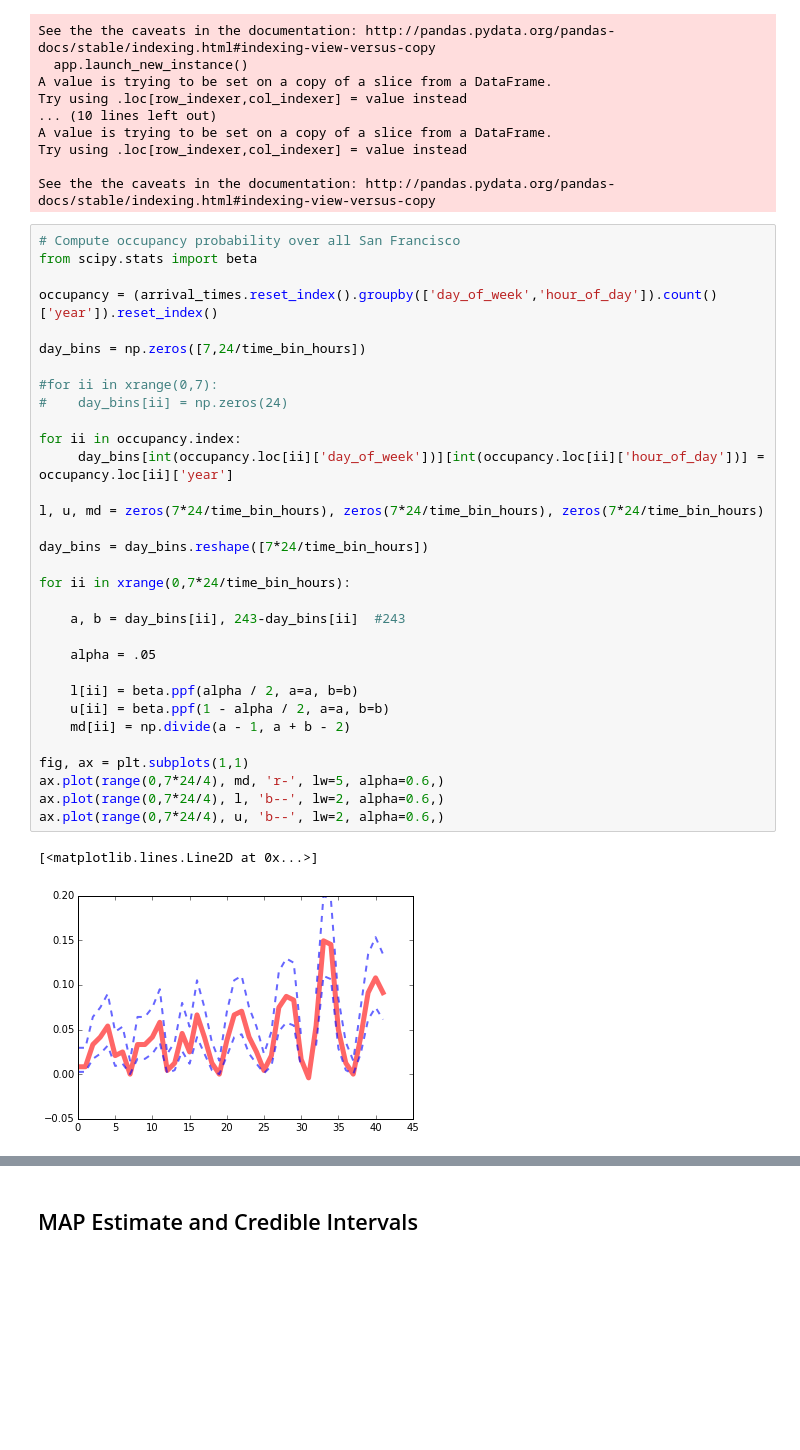
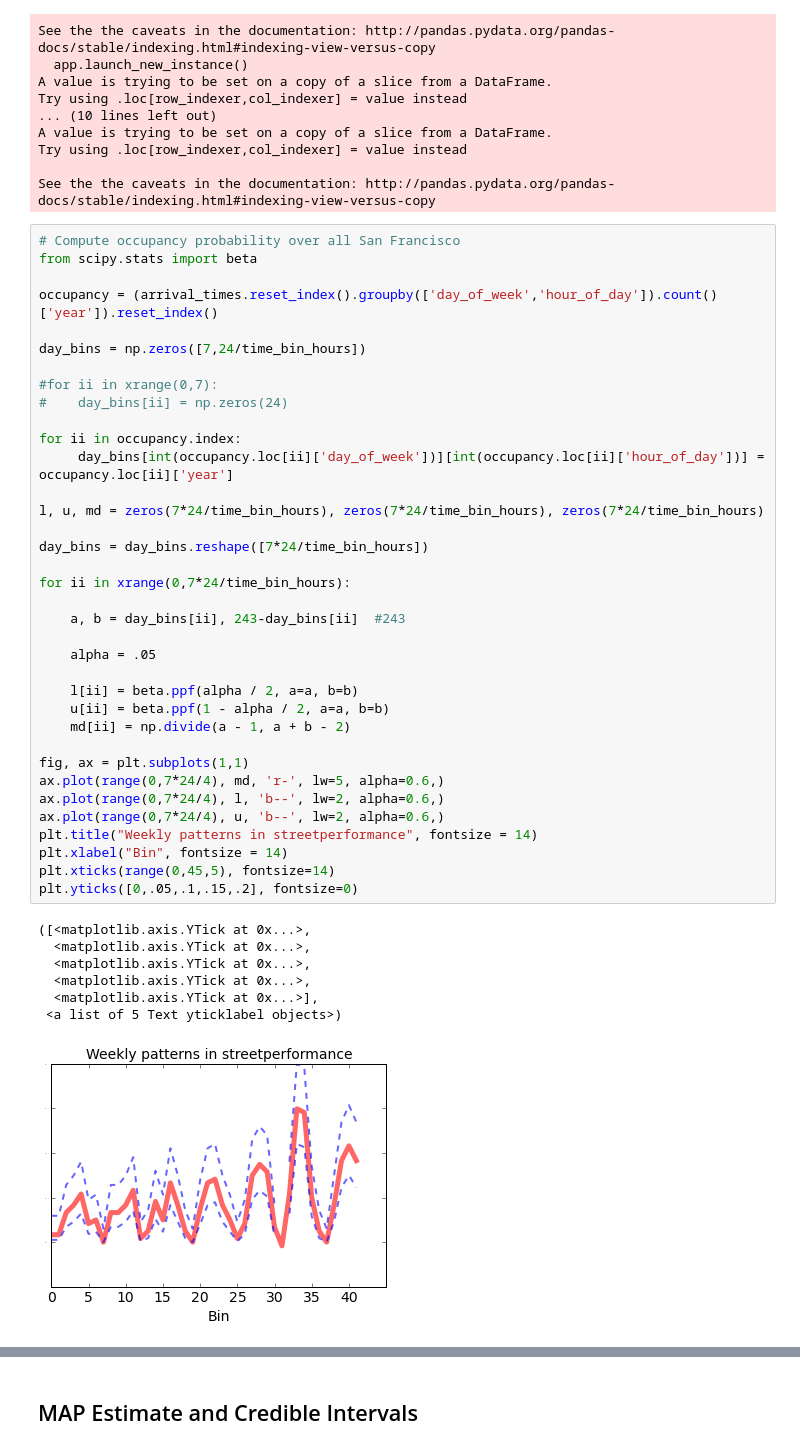
Before and after one commit to mdnip/InsightProject, a Jupyter notebook: San Francisco.ipynb, the cells around one changed output, grey strips where cells are left out. Drawn from its saved outputs; the diff is of its cells as text; blank space fills up the shorter version.

```diff
--- a/San Francisco.ipynb
+++ b/San Francisco.ipynb
@@ -186,35 +182,44 @@ from scipy.stats import beta
 
 occupancy = (arrival_times.reset_index().groupby(['day_of_week','hour_of_day']).count()['year']).reset_index()
 
 day_bins = np.zeros([7,24/time_bin_hours])
 
 #for ii in xrange(0,7):
 #    day_bins[ii] = np.zeros(24)
 
 for ii in occupancy.index:
      day_bins[int(occupancy.loc[ii]['day_of_week'])][int(occupancy.loc[ii]['hour_of_day'])] = occupancy.loc[ii]['year']
 
 l, u, md = zeros(7*24/time_bin_hours), zeros(7*24/time_bin_hours), zeros(7*24/time_bin_hours)
 
 day_bins = day_bins.reshape([7*24/time_bin_hours])
 
 for ii in xrange(0,7*24/time_bin_hours):
 
     a, b = day_bins[ii], 243-day_bins[ii]  #243
 
     alpha = .05
 
     l[ii] = beta.ppf(alpha / 2, a=a, b=b)
     u[ii] = beta.ppf(1 - alpha / 2, a=a, b=b)
     md[ii] = np.divide(a - 1, a + b - 2)
 
 fig, ax = plt.subplots(1,1)
 ax.plot(range(0,7*24/4), md, 'r-', lw=5, alpha=0.6,)
 ax.plot(range(0,7*24/4), l, 'b--', lw=2, alpha=0.6,)
 ax.plot(range(0,7*24/4), u, 'b--', lw=2, alpha=0.6,)
+plt.title("Weekly patterns in streetperformance", fontsize = 14)
+plt.xlabel("Bin", fontsize = 14)
+plt.xticks(range(0,45,5), fontsize=14)
+plt.yticks([0,.05,.1,.15,.2], fontsize=0)
 # %% [output]
-[<matplotlib.lines.Line2D at 0x...>]
+([<matplotlib.axis.YTick at 0x...>,
+  <matplotlib.axis.YTick at 0x...>,
+  <matplotlib.axis.YTick at 0x...>,
+  <matplotlib.axis.YTick at 0x...>,
+  <matplotlib.axis.YTick at 0x...>],
+ <a list of 5 Text yticklabel objects>)
-[figure, old version]
+[figure, new version]
 # %%
 # Compute occupancy probability PER CLUSTER
 from scipy.stats import beta
```
Also changed, not shown: parts of 6 cells of this notebook, 18 other files.
